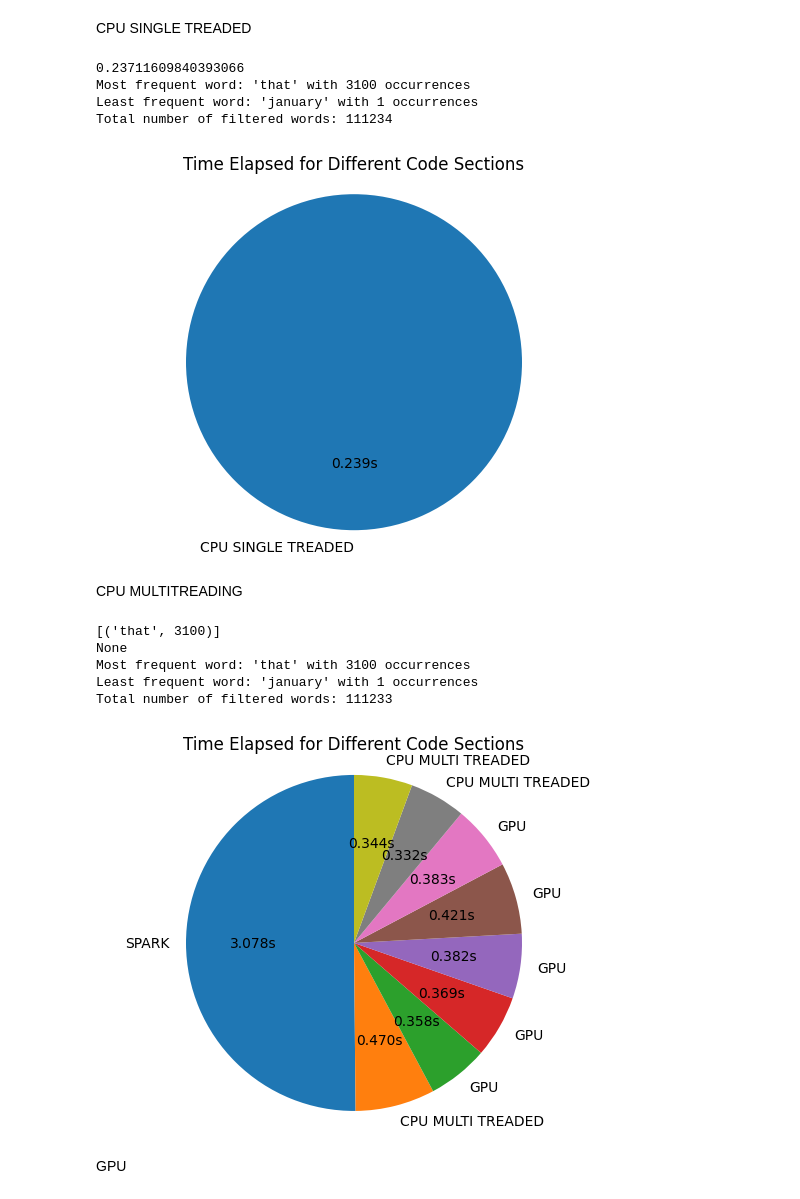
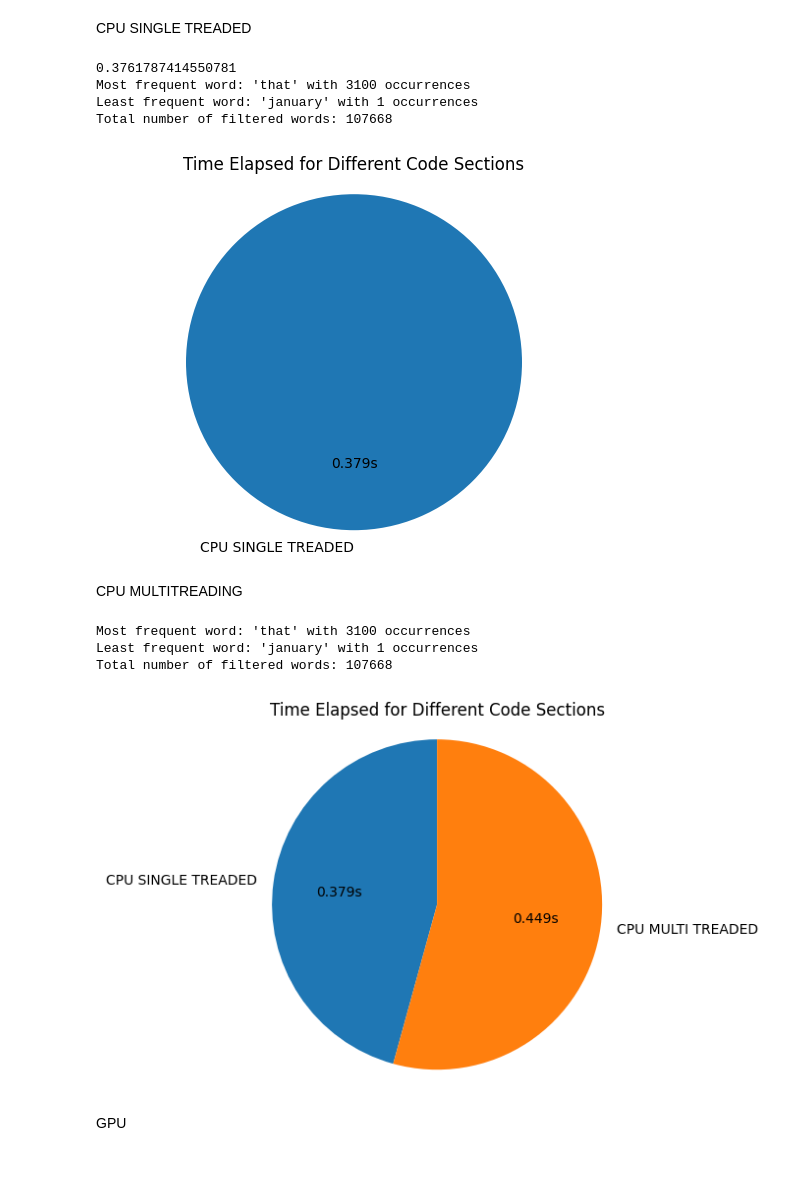
Before and after one commit to Fisev/PZP-Project, a Jupyter notebook: Project.ipynb, the cells around one changed output. Drawn from its saved outputs; the diff is of its cells as text; code cells hidden in the pictures; blank space fills up the shorter version.

```diff
--- a/Project.ipynb
+++ b/Project.ipynb
@@ -80,17 +80,15 @@ CPU SINGLE TREADED
 # %%
 try:
     start_time=time.time()
-    cleaned_text = pattern.sub(' ', raw_text)
-    words = cleaned_text.split()
+    words = re.findall(r'\b[a-zA-Z]+(?:-[a-zA-Z]+)?\b', raw_text.lower())
 
     word_counts = Counter()
     filtered_words = []
 
     for word in words:
-        cleaned_word = pattern.sub('', word)
-        if min_length <= len(cleaned_word) <= max_length and cleaned_word not in f_stopW:
-            word_counts[cleaned_word] += 1
-            filtered_words.append(cleaned_word)
+        if min_length <= len(word) <= max_length and word not in f_stopW:
+            word_counts[word] += 1
+            filtered_words.append(word)
 
     most_frequent_word, most_frequent_count =   max(word_counts.items(), key = lambda x: x[1])
     least_frequent_word, least_frequent_count = min(word_counts.items(), key = lambda x: x[1])
@@ -105,10 +103,10 @@ try:
 except Exception as e:
     print(f"Reading failed: {e}")
 # %% [output]
-0.23711609840393066
+0.3761787414550781
 Most frequent word: 'that' with 3100 occurrences
 Least frequent word: 'january' with 1 occurrences
-Total number of filtered words: 111234
+Total number of filtered words: 107668
 [figure]
 # %% [markdown]
 CPU MULTITREADING
@@ -121,21 +119,18 @@ def process_chunk(chunk, stop_words, pattern, min_length, max_length):
     filtered_words = []
 
     # Split the chunk into words and process each
-    words = chunk.split()
-    for word in words:
-        cleaned_word = pattern.sub('', word.lower())  # Clean and lowercase each word
-        if min_length <= len(cleaned_word) <= max_length and cleaned_word not in stop_words:
-            word_counts[cleaned_word] += 1
-            filtered_words.append(cleaned_word)
+    for word in chunk:
+        if min_length <= len(word) <= max_length and word not in stop_words:
+            word_counts[word] += 1
+            filtered_words.append(word)
 
     return word_counts, filtered_words
 
 def main():
     try:
         start_time=time.time()
-        cleaned_text = pattern.sub(' ', raw_text)
-        # Split the text into chunks for multiprocessing
-        chunk_size = len(cleaned_text) // 2  # Divide text into equal-sized chunks
+        cleaned_text = re.findall(r'\b[a-zA-Z]+(?:-[a-zA-Z]+)?\b', raw_text.lower())
+        chunk_size = len(cleaned_text) // 2
         chunks = [cleaned_text[i:i+chunk_size] for i in range(0, len(cleaned_text), chunk_size)]
 
         # Set up multiprocessing with 2 processes
@@ -149,36 +144,34 @@ def main():
         total_word_counts = Counter()
         all_filtered_words = []
         for word_counts, filtered_words in results:
             total_word_counts.update(word_counts)
             all_filtered_words.extend(filtered_words)
 
         # Get the most and least frequent words
         most_frequent_word, most_frequent_count = max(
             total_word_counts.items(), key=lambda x: x[1], default=(None, 0) # da se udelat i most_common ale takhle je to unifikovane
         )
         least_frequent_word, least_frequent_count = min(
             total_word_counts.items(), key=lambda x: x[1], default=(None, 0)
         )
 
         # Total number of words after filtering
         total_filtered_words = sum(total_word_counts.values())
         type(total_word_counts)
         # Print the results
         print(f"Most frequent word: '{most_frequent_word}' with {most_frequent_count} occurrences")
         print(f"Least frequent word: '{least_frequent_word}' with {least_frequent_count} occurrences")
         print(f"Total number of filtered words: {total_filtered_words}")
         update_pie_chart("CPU MULTI TREADED", (time.time()-start_time))
     except Exception as e:
         print(f"Reading failed: {e}")
 
 if __name__ == "__main__":
     main()
 # %% [output]
-[('that', 3100)]
-None
 Most frequent word: 'that' with 3100 occurrences
 Least frequent word: 'january' with 1 occurrences
-Total number of filtered words: 111233
+Total number of filtered words: 107668
-[figure, old version]
+[figure, new version]
 # %% [markdown]
 GPU
```
Also changed, not shown: parts of 4 cells of this notebook.
